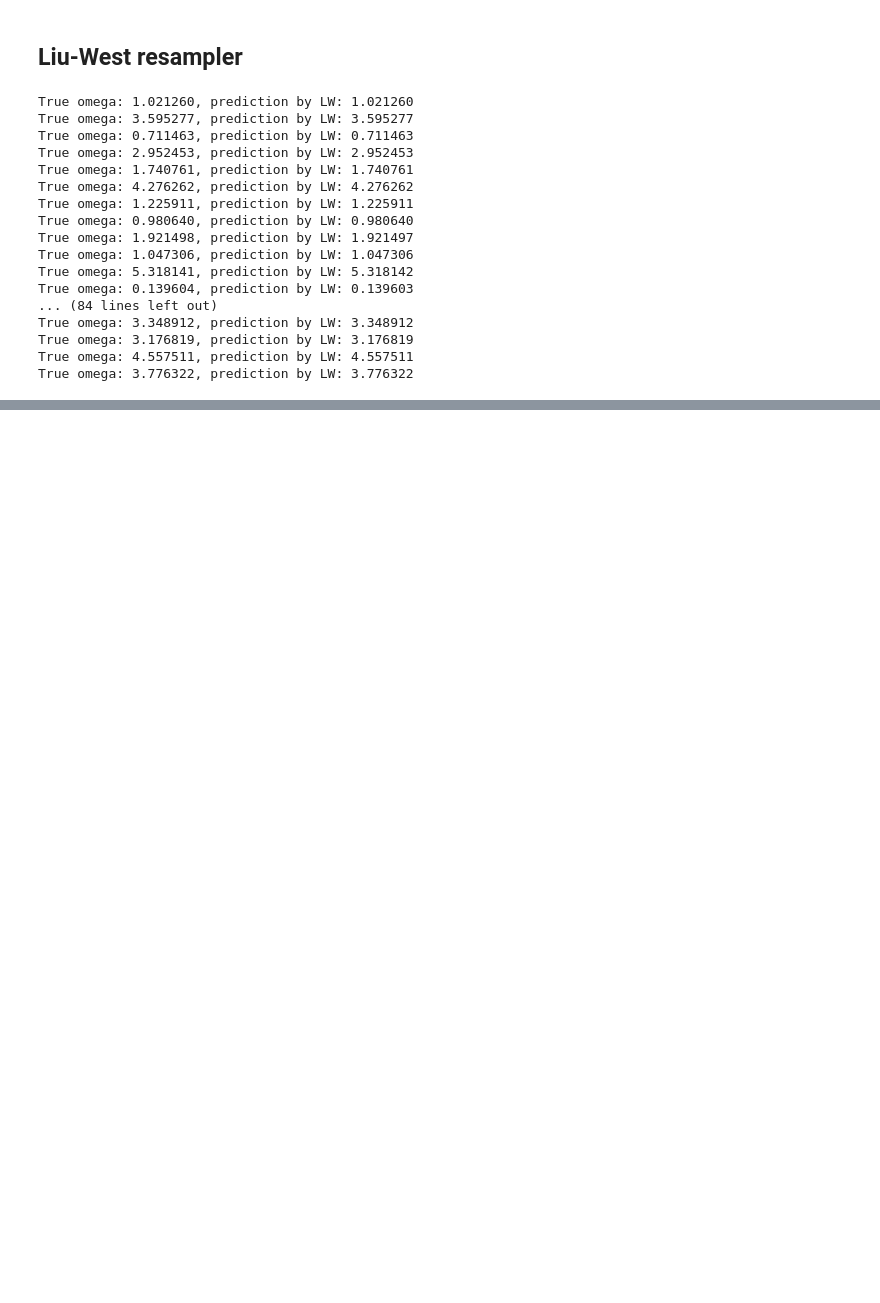
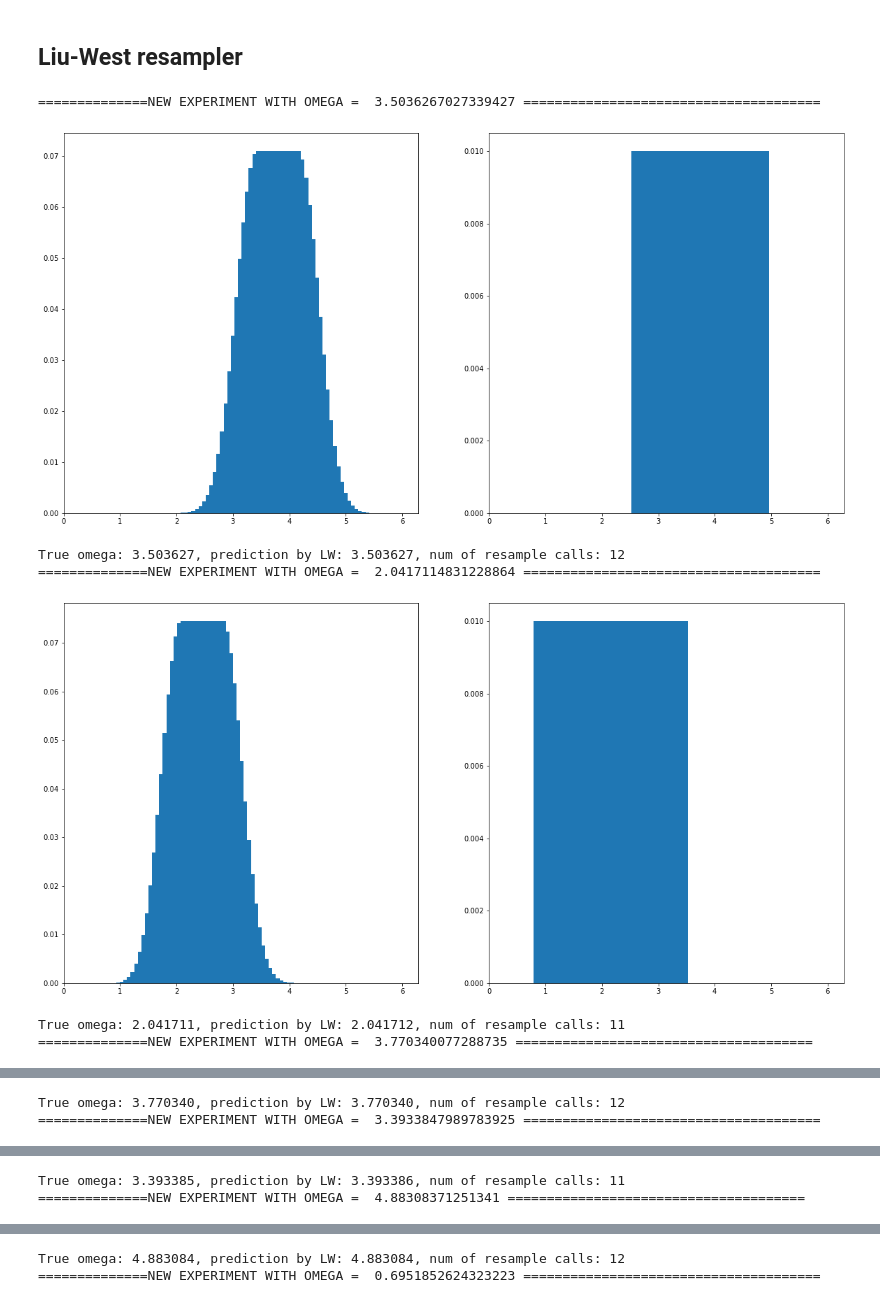
Before and after one commit to ajrheng/smc-nn-resampler, a Jupyter notebook: run-bayesian-phase-est.ipynb, the cells around one changed output, grey strips where cells are left out. Saved outputs shown, nothing was run; the diff lists cells and outputs as text; code cells hidden in the pictures; blank space fills up the shorter version.

```diff
--- a/run-bayesian-phase-est.ipynb
+++ b/run-bayesian-phase-est.ipynb
@@ -116,50 +141,56 @@ print(nn_mse)
 omega_star_list = []
 lw_pred_list = []
 
 for i in range(n_iters):
     t0 = 0.1
     omega_star = np.random.uniform() * 2 * np.pi
+
+    print("==============NEW EXPERIMENT WITH OMEGA = ", omega_star, "======================================")
+
     omega_star_list.append(omega_star)
     smc = phase_est_smc(omega_star, t0)
     smc.init_particles(num_particles)
     running_est = []
 
+    counts = 0
+
     while True:
 
-        smc.particles(threshold=num_particles/5, num_measurements=1)
+        particle_pos, particle_wgts = smc.particles(threshold=num_particles/5, num_measurements=1)
         smc.liu_west_resample()
+
+        if counts == 0:
+            fig, (ax1, ax2) = plt.subplots(1,2, figsize=(20,10))
+            ax1.set_xlim([0, 2*np.pi])
+            ax2.set_xlim([0, 2*np.pi])
+            ax1.bar(particle_pos, particle_wgts)
+            ax2.bar(smc.particle_pos, smc.particle_wgts)
+            plt.show()
+
+        counts+= 1
 
         if smc.lw_break_flag is True:
             break
 
         curr_omega_est = smc.particle_pos[np.argmax(smc.particle_wgts)]
         running_est.append(curr_omega_est)
 
         if len(running_est) > 5:
             last_5 = running_est[-5:]
             # np.allclose(a,b) returns true if every element in a and b are equal to a tolerance
-            # np.full_like makes an array with shake of last_10 with every element being last_10[0]
+            # np.full_like makes an array with shape of last_10 with every element being last_10[0]
             # if all elements of last_10 are equal then they should all equal the first element
             if np.allclose(last_5, np.full_like(last_5, last_5[0])):
                 break
 
-    print("True omega: {:f}, prediction by LW: {:f}".format(omega_star,curr_omega_est))
+
+    print("True omega: {:f}, prediction by LW: {:f}, num of resample calls: {:d}".format(omega_star,curr_omega_est, counts))
     lw_pred_list.append(curr_omega_est)
 # %% [output]
-True omega: 1.021260, prediction by LW: 1.021260
-True omega: 3.595277, prediction by LW: 3.595277
-True omega: 0.711463, prediction by LW: 0.711463
-True omega: 2.952453, prediction by LW: 2.952453
-True omega: 1.740761, prediction by LW: 1.740761
-True omega: 4.276262, prediction by LW: 4.276262
-True omega: 1.225911, prediction by LW: 1.225911
-True omega: 0.980640, prediction by LW: 0.980640
-True omega: 1.921498, prediction by LW: 1.921497
-True omega: 1.047306, prediction by LW: 1.047306
-True omega: 5.318141, prediction by LW: 5.318142
-True omega: 0.139604, prediction by LW: 0.139603
-... (84 lines left out)
-True omega: 3.348912, prediction by LW: 3.348912
-True omega: 3.176819, prediction by LW: 3.176819
-True omega: 4.557511, prediction by LW: 4.557511
-True omega: 3.776322, prediction by LW: 3.776322
+==============NEW EXPERIMENT WITH OMEGA =  3.5036267027339427 ======================================
+[figure, added]
+True omega: 3.503627, prediction by LW: 3.503627, num of resample calls: 12
+==============NEW EXPERIMENT WITH OMEGA =  2.0417114831228864 ======================================
+[figure, added]
+True omega: 2.041711, prediction by LW: 2.041712, num of resample calls: 11
+==============NEW EXPERIMENT WITH OMEGA =  3.770340077288735 ======================================
@@ -165,0 +198,2 @@ True omega: 3.776322, prediction by LW: 3.776322
+True omega: 3.770340, prediction by LW: 3.770340, num of resample calls: 12
+==============NEW EXPERIMENT WITH OMEGA =  3.3933847989783925 ======================================
@@ -165,0 +201,2 @@ True omega: 3.776322, prediction by LW: 3.776322
+True omega: 3.393385, prediction by LW: 3.393386, num of resample calls: 11
+==============NEW EXPERIMENT WITH OMEGA =  4.88308371251341 ======================================
@@ -165,0 +204,2 @@ True omega: 3.776322, prediction by LW: 3.776322
+True omega: 4.883084, prediction by LW: 4.883084, num of resample calls: 12
+==============NEW EXPERIMENT WITH OMEGA =  0.6951852624323223 ======================================
```
Also changed, not shown: parts of 7 cells of this notebook, 2 other files.
